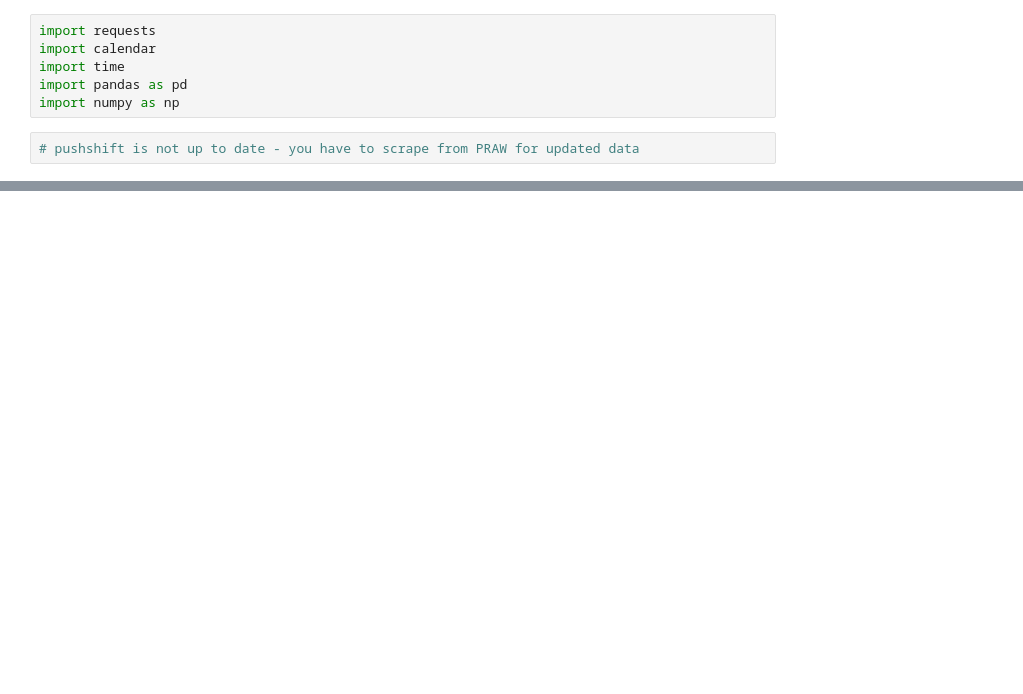
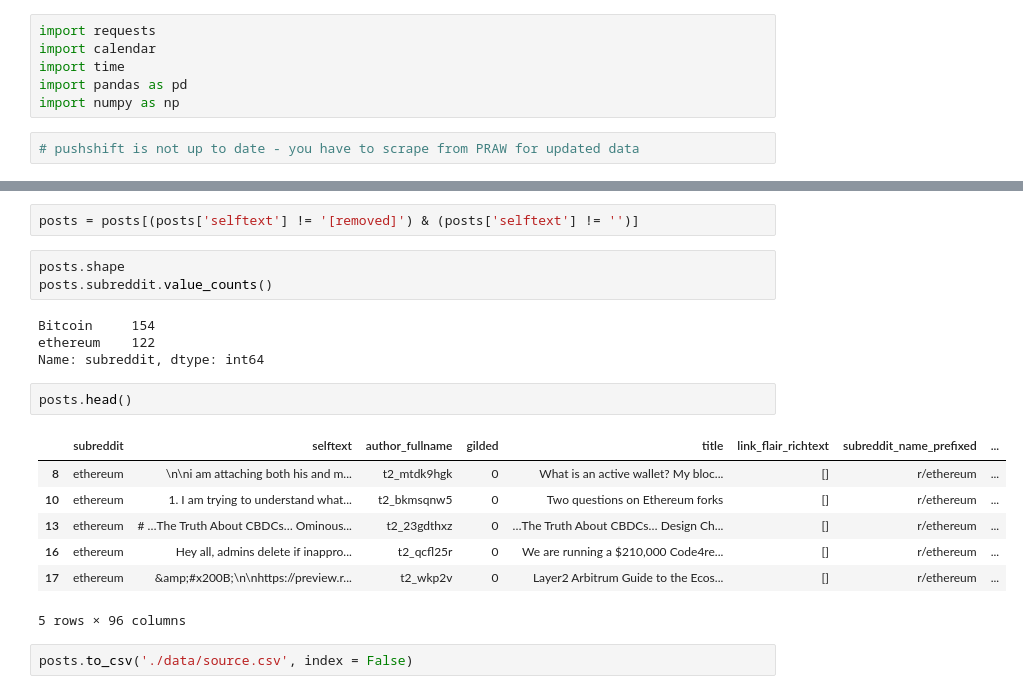
Before and after one commit to ssaurbier/subreddit_nlp, a Jupyter notebook: pushshift.ipynb, the cells around one changed output, grey strips where cells are left out. Cells and saved outputs as stored; diff of their text form; blank space fills up the shorter version.

```diff
--- a/pushshift.ipynb
+++ b/pushshift.ipynb
@@ -80,0 +69,21 @@ df2.head()
+# %%
+posts = posts[(posts['selftext'] != '[removed]') & (posts['selftext'] != '')]
+# %%
+posts.shape
+posts.subreddit.value_counts()
+# %% [output]
+Bitcoin     154
+ethereum    122
+Name: subreddit, dtype: int64
+# %%
+posts.head()
+# %% [output]
+|  | subreddit | selftext | author_fullname | gilded | title | link_flair_richtext | subreddit_name_prefixed | ... |
+| 8 | ethereum | \n\ni am attaching both his and m... | t2_mtdk9hgk | 0 | What is an active wallet? My bloc... | [] | r/ethereum | ... |
+| 10 | ethereum | 1. I am trying to understand what... | t2_bkmsqnw5 | 0 | Two questions on Ethereum forks | [] | r/ethereum | ... |
+| 13 | ethereum | # …The Truth About CBDCs… Ominous... | t2_23gdthxz | 0 | …The Truth About CBDCs… Design Ch... | [] | r/ethereum | ... |
+| 16 | ethereum | Hey all, admins delete if inappro... | t2_qcfl25r | 0 | We are running a $210,000 Code4re... | [] | r/ethereum | ... |
+| 17 | ethereum | &amp;#x200B;\n\nhttps://preview.r... | t2_wkp2v | 0 | Layer2 Arbitrum Guide to the Ecos... | [] | r/ethereum | ... |
+5 rows × 96 columns
+# %%
+posts.to_csv('./data/source.csv', index = False)
```
Also changed, not shown: parts of 19 cells of this notebook, 3 other files.
